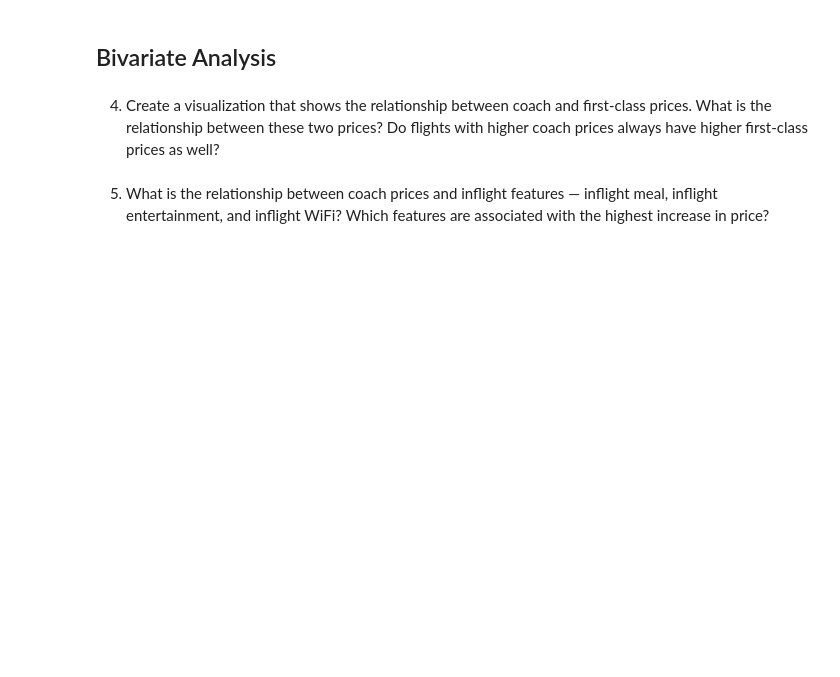
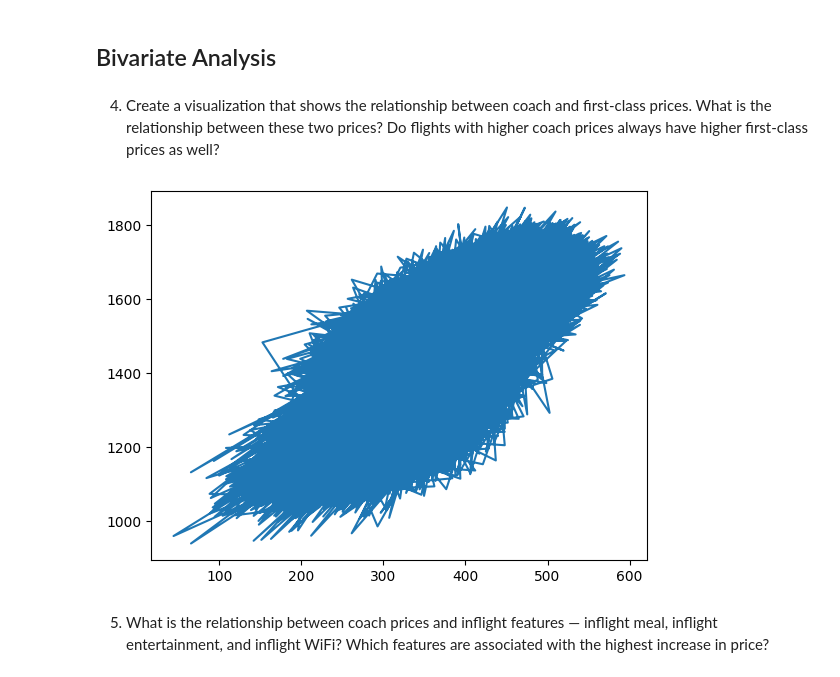
Before and after one commit to maylonleoncio/Codecademy-Projects, a Jupyter notebook: Airline Analysis/Airline Analysis.ipynb, the cells around one changed output. Saved outputs shown, nothing was run; the diff lists cells and outputs as text; code cells hidden in the pictures; blank space fills up the shorter version.

```diff
--- a/Airline Analysis/Airline Analysis.ipynb
+++ b/Airline Analysis/Airline Analysis.ipynb
@@ -82,3 +88,9 @@ pd.DataFrame({'Variable': 'Coach Price', 'Low Price': [flight.coach_price.min()]
+# %%
+## Task 4
+plt.plot(flight['coach_price'], flight['firstclass_price'])
+plt.show()
+# %% [output]
+[figure, added]
 # %% [markdown]
 5. What is the relationship between coach prices and inflight features &mdash; inflight meal, inflight entertainment, and inflight WiFi? Which features are associated with the highest increase in price?
 # %%
```
Also changed, not shown: parts of 7 cells of this notebook.
